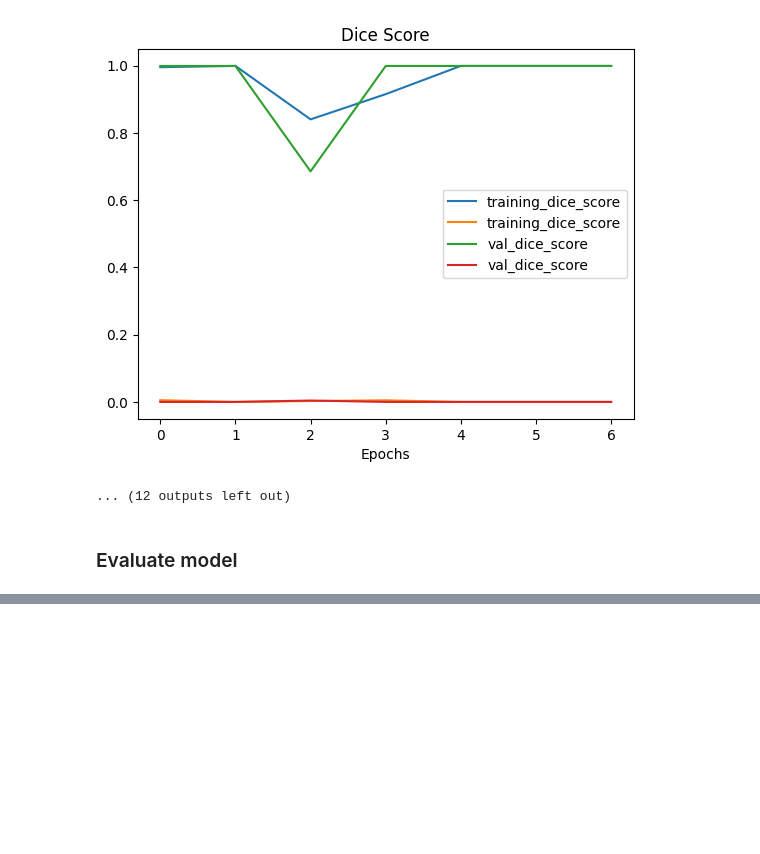
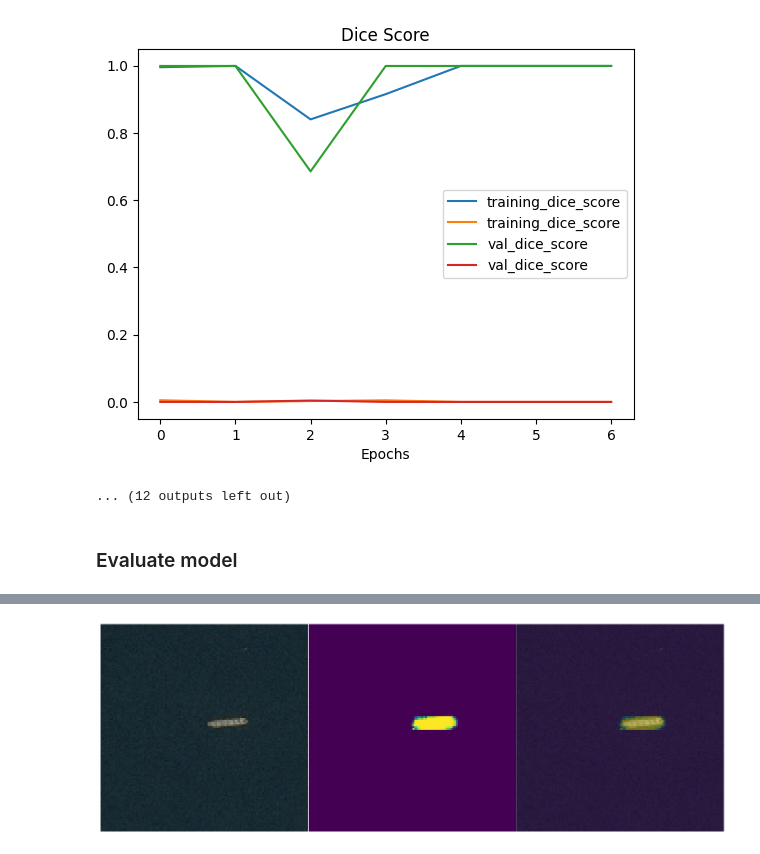
Before and after one commit to lytmercy/deep_learning_labs, a Jupyter notebook: notebooks/lab-3.ipynb, the cells around one changed output, grey strips where cells are left out. Drawn from its saved outputs; the diff is of its cells as text; code cells hidden in the pictures; blank space fills up the shorter version.

```diff
--- a/notebooks/lab-3.ipynb
+++ b/notebooks/lab-3.ipynb
@@ -796,6 +822,6 @@ exp_results_df.to_csv("../output/experiments_result.csv")
 # %%
 # Load model with best dice loss
-model_weights_path = f"../models/asd_model/model/weights/asd_model_weights_lr{1e-3}_filt{32}_kr{3}/asd_weights"
+model_weights_path = f"../models/asd_model/model/weights/asd_model_weights_lr{1e-4}_filt{32}_kr{3}/asd_weights"
 # model_save_path = f"../models/asd_model/model/asd_model_lr{1e-3}_filt{32}_kr{3}/asd_model.h5"
 
 # Define & load model (or its weights)
@@ -805,7 +831,7 @@ asd_loaded_model.load_weights(model_weights_path)
 
 # Compile model (if loaded weights, not for entire loaded model)
 asd_loaded_model.compile(loss=dice_loss,
-                         optimizer=Adam(learning_rate=1e-3),
+                         optimizer=Adam(learning_rate=1e-4),
                          metrics=[dice_score])
 # %%
 # Define another test list ids (in folder test, and without masks)
@@ -816,2 +842,2 @@ test_image = load_prepare_image(str(base_path / "test" / test_list_ids[9]))
 # %%
-pred_mask = asd_loaded_model.predict(test_image[None, ::])
+pred_mask = asd_loaded_model.predict(test_data_gen[20][0])
@@ -818,15 +851,19 @@ pred_mask = asd_loaded_model.predict(test_image[None, ::])
+# %%
+image_num = 14
 # %%
 # Show true image and mask predicted by our model (pred mask with alpha=0.4 value)
 _, axis = plt.subplots(1, 3, figsize=(14, 8))
 # Display true image
 axis[0].axis("off")
-axis[0].imshow(test_image)
+axis[0].imshow(test_data_gen[20][0][image_num])
 # Display predicted mask
 axis[1].axis("off")
-axis[1].imshow(pred_mask[0])
+axis[1].imshow(pred_mask[image_num])
 # Display true image with predicted mask with alpha=0.4
 axis[2].axis("off")
-axis[2].imshow(test_image)
-axis[2].imshow(pred_mask[0], alpha=0.4)
+axis[2].imshow(test_data_gen[20][0][image_num])
+axis[2].imshow(pred_mask[image_num], alpha=0.4)
 plt.tight_layout(h_pad=0.1, w_pad=0.1)
 plt.show()
+# %% [output]
+[figure, added]
```
Also changed, not shown: parts of 6 cells of this notebook.
